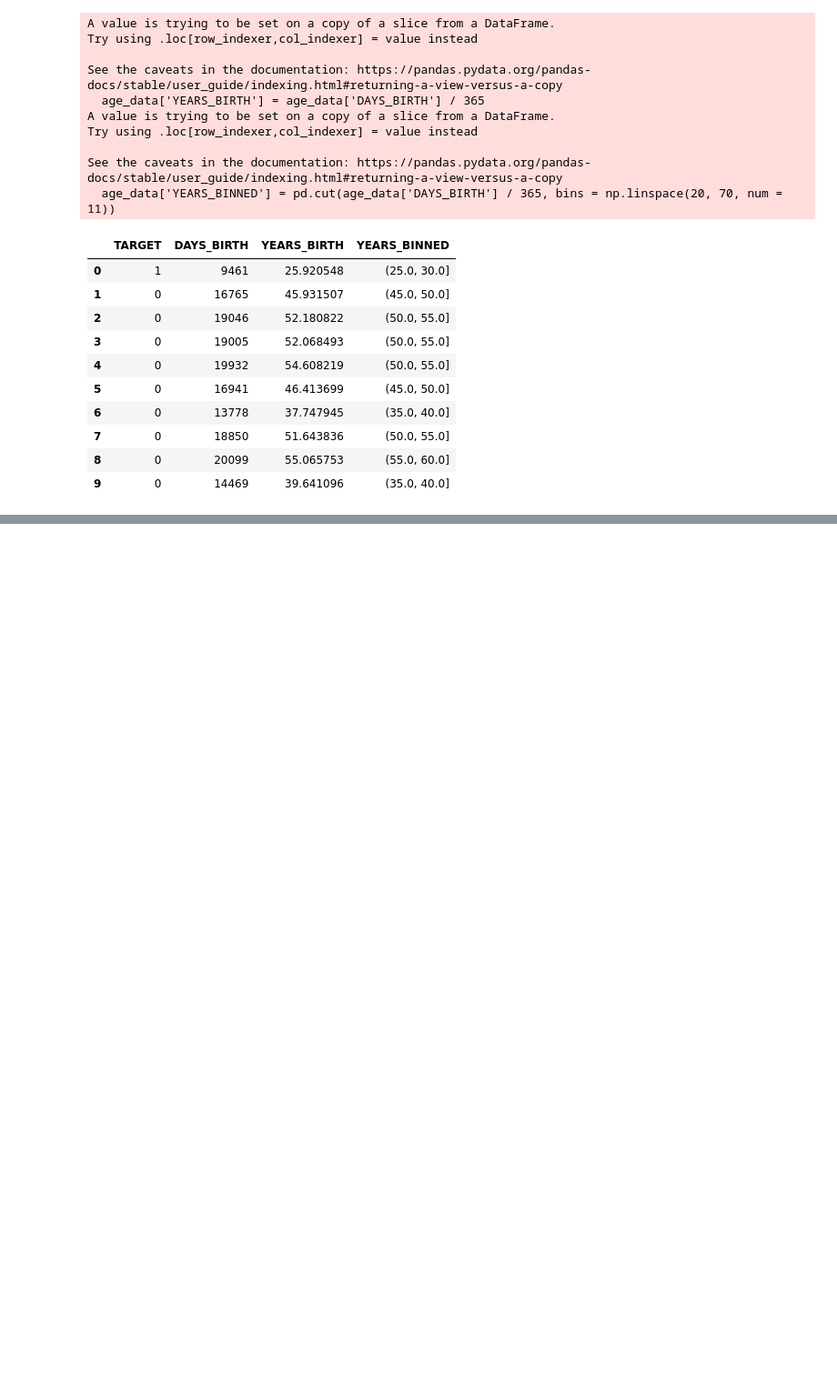
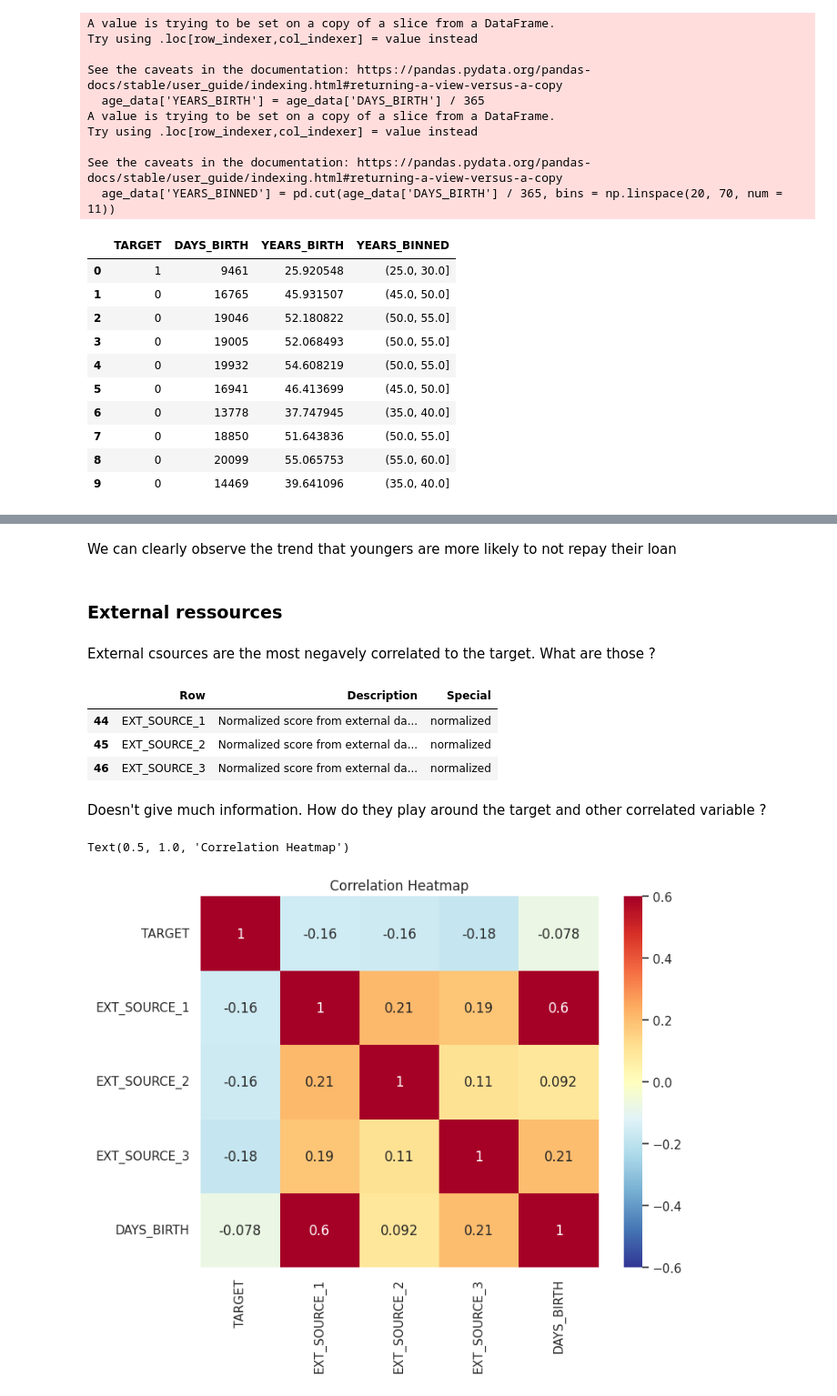
Before and after one commit to Laeti-dev/P4_Credit-Scoring-Model, a Jupyter notebook: ikusawa_laetitia_1_notebook_0824.ipynb, the cells around one changed output, grey strips where cells are left out. Shown at 91% size. Cells and saved outputs as stored; diff of their text form; code cells hidden in the pictures; blank space fills up the shorter version.

```diff
--- a/ikusawa_laetitia_1_notebook_0824.ipynb
+++ b/ikusawa_laetitia_1_notebook_0824.ipynb
@@ -510,0 +599,27 @@ See the caveats in the documentation: https://pandas.pydata.org/pandas-docs/stab
+# %% [markdown]
+We can clearly observe the trend that youngers are more likely to not repay their loan
+# %% [markdown]
+### External ressources
+# %% [markdown]
+External csources are the most negavely correlated to the target. What are those ?
+# %%
+# According to the documentation
+application_description[application_description['Row'].isin(['EXT_SOURCE_1', 'EXT_SOURCE_2', 'EXT_SOURCE_3'])][["Row", "Description", "Special"]]
+# %% [output]
+|  | Row | Description | Special |
+| 44 | EXT_SOURCE_1 | Normalized score from external da... | normalized |
+| 45 | EXT_SOURCE_2 | Normalized score from external da... | normalized |
+| 46 | EXT_SOURCE_3 | Normalized score from external da... | normalized |
+# %% [markdown]
+Doesn't give much information. How do they play around the target and other correlated variable ?
+# %%
+# get correlation of the EXT_SOURCE features with the target and plot them
+ext_data = application_train[['TARGET', 'EXT_SOURCE_1', 'EXT_SOURCE_2', 'EXT_SOURCE_3', 'DAYS_BIRTH']]
+ext_data_corrs = ext_data.corr()
+
+plt.figure(figsize = (8, 6))
+sns.heatmap(ext_data_corrs, cmap = plt.cm.RdYlBu_r, vmin = -0.6, annot = True, vmax = 0.6)
+plt.title('Correlation Heatmap')
+# %% [output]
+Text(0.5, 1.0, 'Correlation Heatmap')
+[figure, added]
```
Also changed, not shown: parts of 39 cells of this notebook.
